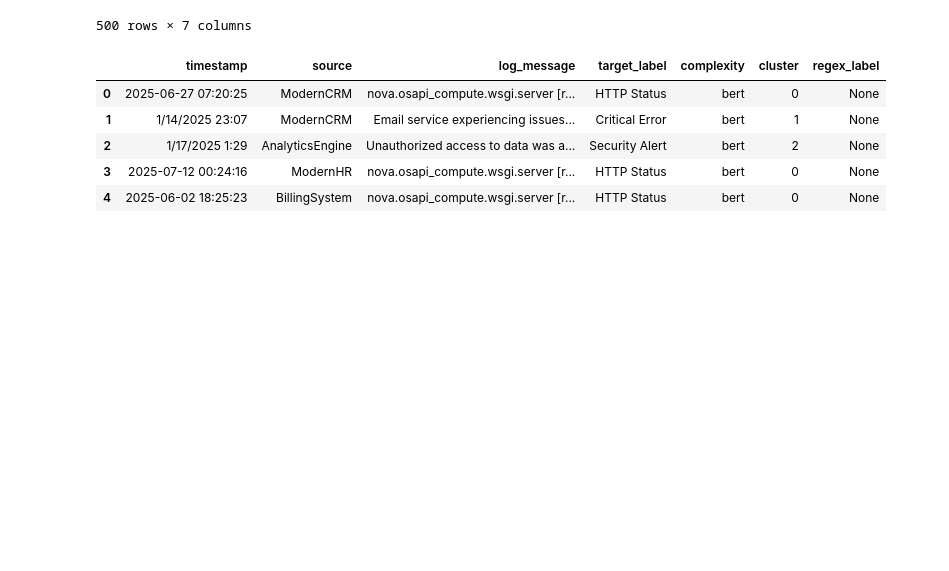
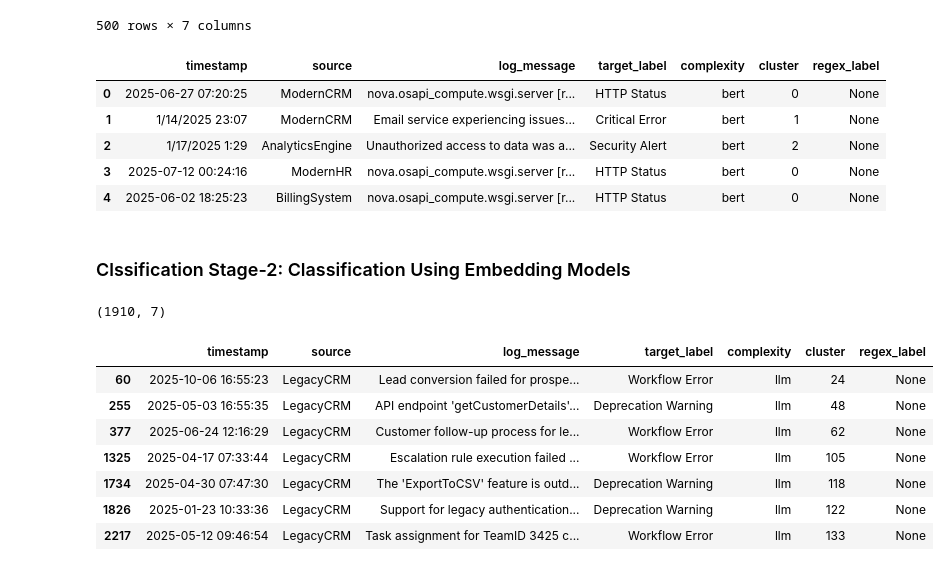
Before and after one commit to sarvagya-019/Log_classification_system, a Jupyter notebook: Model_training/log_classification.ipynb, the cells around one changed output. Drawn from its saved outputs; the diff is of its cells as text; code cells hidden in the pictures; blank space fills up the shorter version.

Commit message:
Stage-2 Classification using Embedded Model:Added classification stage-2 to log classification notebook

```diff
--- a/Model_training/log_classification.ipynb
+++ b/Model_training/log_classification.ipynb
@@ -169,3 +173,22 @@ df[df['regex_label'].isnull()].head(5)
 | 2 | 1/17/2025 1:29 | AnalyticsEngine | Unauthorized access to data was a... | Security Alert | bert | 2 | None |
 | 3 | 2025-07-12 00:24:16 | ModernHR | nova.osapi_compute.wsgi.server [r... | HTTP Status | bert | 0 | None |
 | 4 | 2025-06-02 18:25:23 | BillingSystem | nova.osapi_compute.wsgi.server [r... | HTTP Status | bert | 0 | None |
+# %% [markdown]
+### Clssification Stage-2: Classification Using Embedding Models
+# %%
+df_non_regex = df[df['regex_label'].isnull()].copy()
+df_non_regex.shape
+# %% [output]
+(1910, 7)
+# %%
+df_legacy = df_non_regex[df_non_regex.source=="LegacyCRM"]
+df_legacy
+# %% [output]
+|  | timestamp | source | log_message | target_label | complexity | cluster | regex_label |
+| 60 | 2025-10-06 16:55:23 | LegacyCRM | Lead conversion failed for prospe... | Workflow Error | llm | 24 | None |
+| 255 | 2025-05-03 16:55:35 | LegacyCRM | API endpoint 'getCustomerDetails'... | Deprecation Warning | llm | 48 | None |
+| 377 | 2025-06-24 12:16:29 | LegacyCRM | Customer follow-up process for le... | Workflow Error | llm | 62 | None |
+| 1325 | 2025-04-17 07:33:44 | LegacyCRM | Escalation rule execution failed ... | Workflow Error | llm | 105 | None |
+| 1734 | 2025-04-30 07:47:30 | LegacyCRM | The 'ExportToCSV' feature is outd... | Deprecation Warning | llm | 118 | None |
+| 1826 | 2025-01-23 10:33:36 | LegacyCRM | Support for legacy authentication... | Deprecation Warning | llm | 122 | None |
+| 2217 | 2025-05-12 09:46:54 | LegacyCRM | Task assignment for TeamID 3425 c... | Workflow Error | llm | 133 | None |
```
Also changed, not shown: parts of 8 cells of this notebook, 1 other file.
